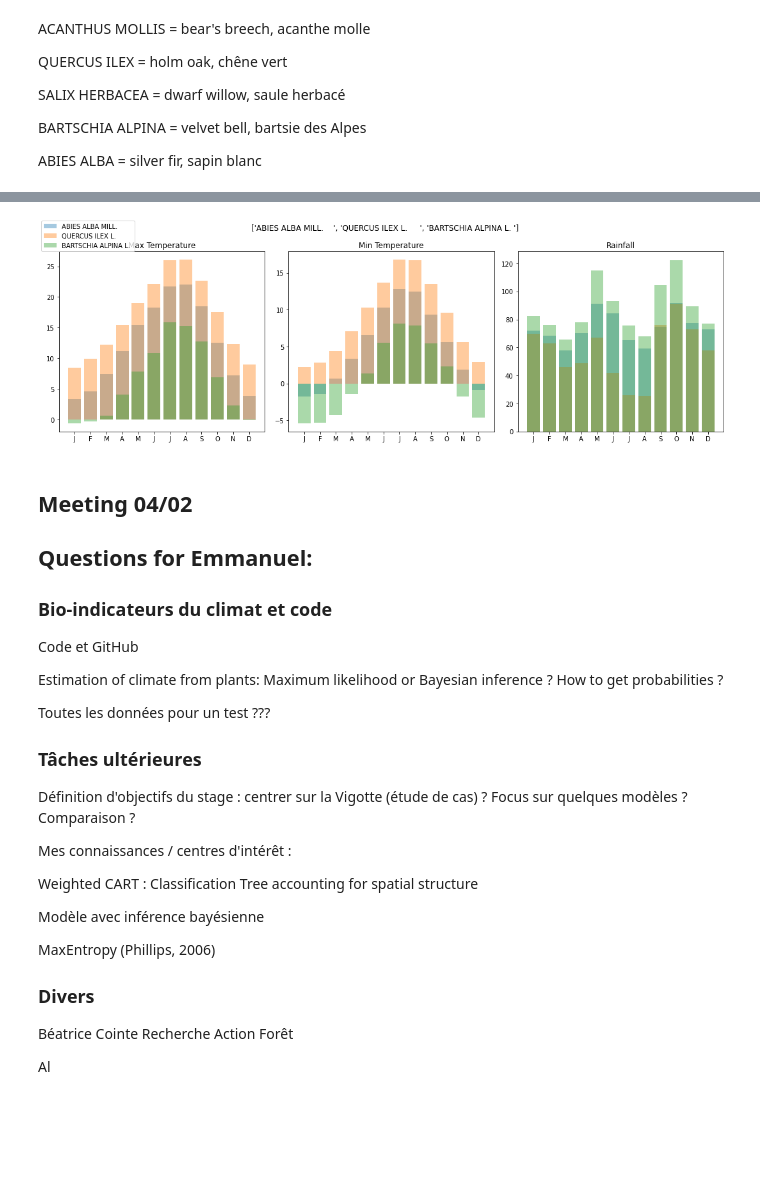
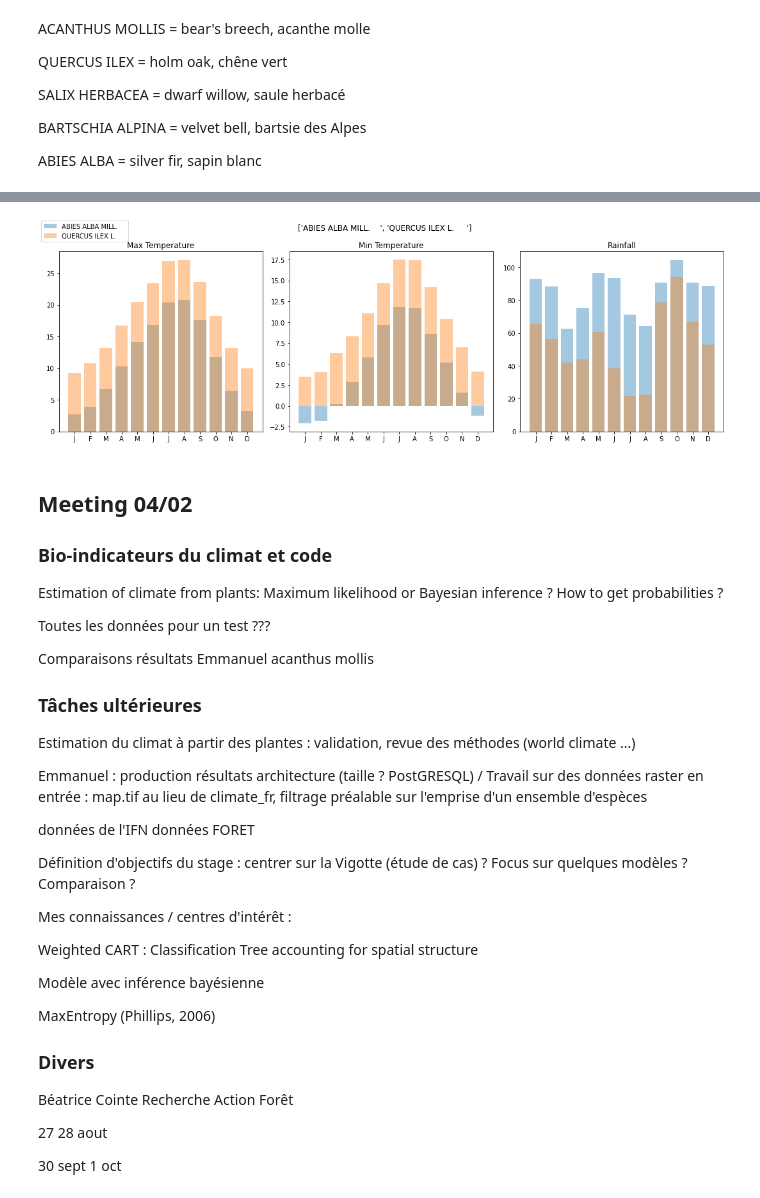
Before and after one commit to XavierMinesParis/SDM, a Jupyter notebook: playground.ipynb, the cells around one changed output, grey strips where cells are left out. Saved outputs shown, nothing was run; the diff lists cells and outputs as text; code cells hidden in the pictures; blank space fills up the shorter version.

```diff
--- a/playground.ipynb
+++ b/playground.ipynb
@@ -84,22 +69,27 @@ Visualization.plot_hist([fir, oak], 'tx07_61_90')
 # %%
-Visualization.plot_summary([fir, oak, velvet_bell])
+Visualization.plot_summary([fir, oak])
 # %% [output]
-[figure, old version]
+[figure, new version]
 # %% [markdown]
 ## Meeting 04/02
 
-## Questions for Emmanuel:
-
 ### Bio-indicateurs du climat et code
-
-Code et GitHub
 
 Estimation of climate from plants: Maximum likelihood or Bayesian inference ?
 How to get probabilities ?
 
 Toutes les données pour un test ???
 
+Comparaisons résultats Emmanuel acanthus mollis
+
 ### Tâches ultérieures
+
+Estimation du climat à partir des plantes : validation, revue des méthodes (world climate ...)
+
+Emmanuel : production résultats architecture (taille ? PostGRESQL)
+/ Travail sur des données raster en entrée : map.tif au lieu de climate_fr, filtrage préalable sur l'emprise d'un ensemble d'espèces
+
+données de l'IFN données FORET
 
 Définition d'objectifs du stage : centrer sur la Vigotte (étude de cas) ? Focus sur quelques modèles ? Comparaison ?
 
@@ -115,4 +105,6 @@ MaxEntropy (Phillips, 2006)
 
 Béatrice Cointe Recherche Action Forêt
 
-Al
+27 28 aout
+
+30 sept 1 oct
```
Also changed, not shown: parts of 7 cells of this notebook, 4 other files.
